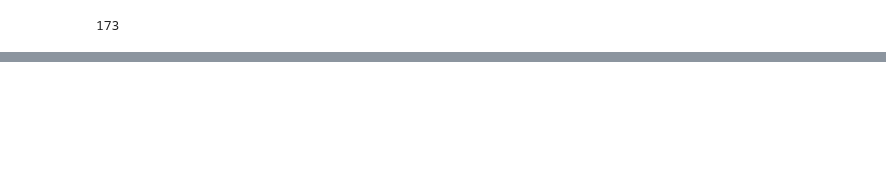
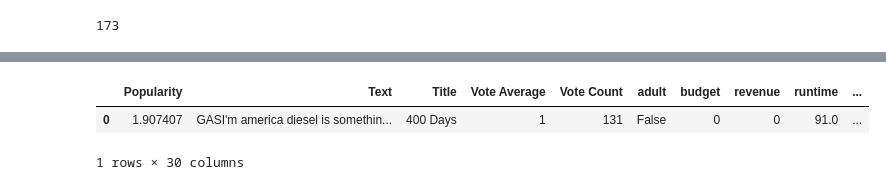
Before and after one commit to ssugar008/Group-Project, a Jupyter notebook: v5_predictive_analysis.ipynb, the cells around one changed output, grey strips where cells are left out. Saved outputs shown, nothing was run; the diff lists cells and outputs as text; code cells hidden in the pictures; blank space fills up the shorter version.

```diff
--- a/v5_predictive_analysis.ipynb
+++ b/v5_predictive_analysis.ipynb
@@ -444,0 +503,7 @@ ValueError: Pandas data cast to numpy dtype of object. Check input data with np.
+# %%
+genres_15_16_binned = genres_15_16_binned.drop('Unnamed: 0',axis=1)
+genres_15_16_binned.head(1)
+# %% [output]
+|  | Popularity | Text | Title | Vote Average | Vote Count | adult | budget | revenue | runtime | ... |
+| 0 | 1.907407 | GASI'm america diesel is somethin... | 400 Days | 1 | 131 | False | 0 | 0 | 91.0 | ... |
+1 rows × 30 columns
```
Also changed, not shown: parts of 29 cells of this notebook, 3 other files.
